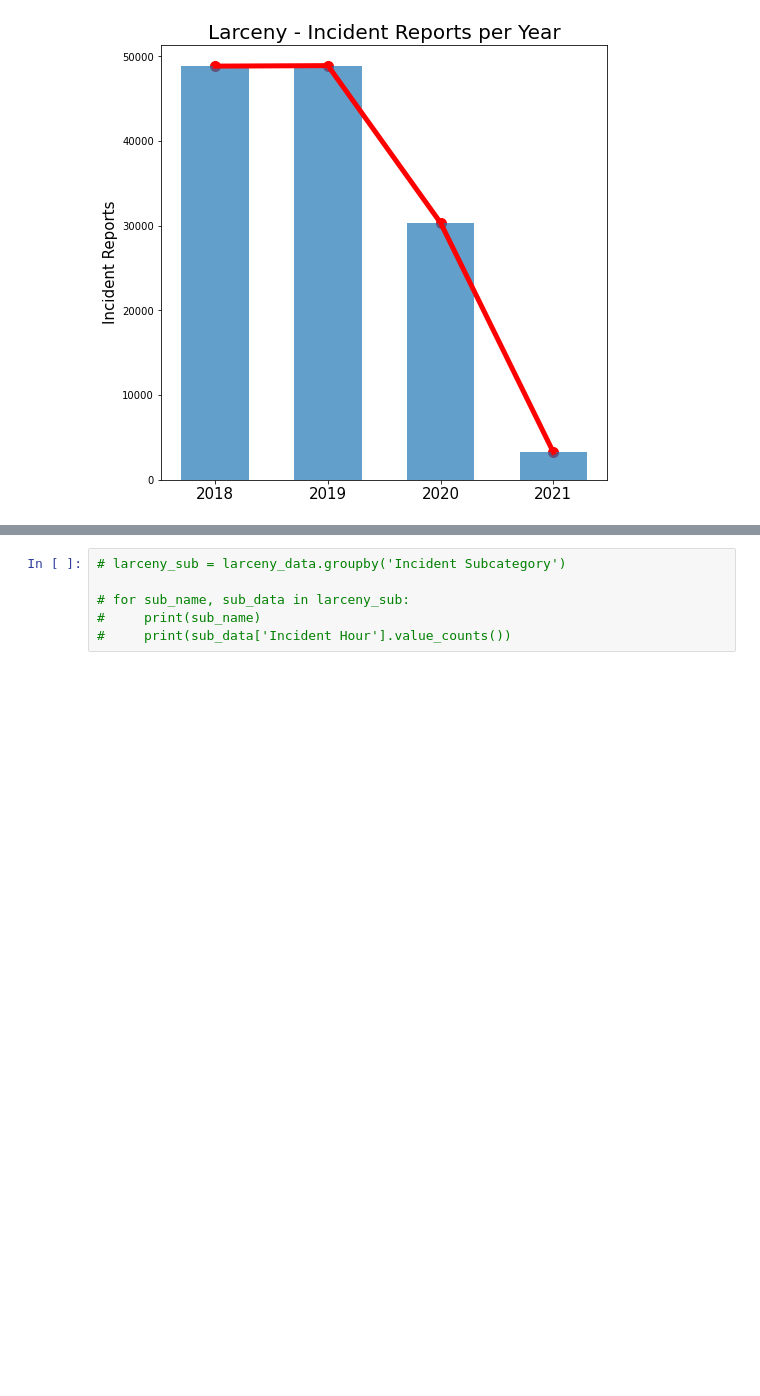
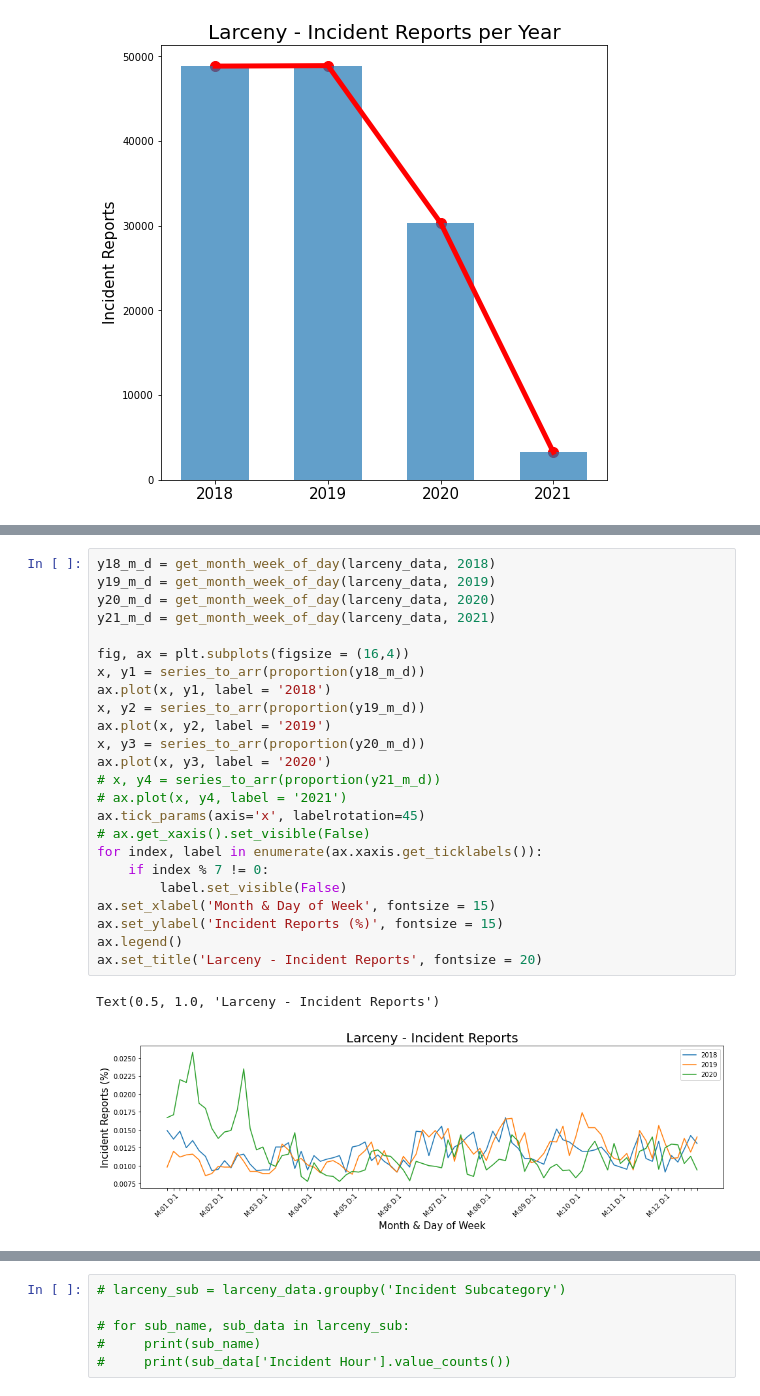
Before and after one commit to yenholaivy/SFPD-Incident-Reports-Analysis, a Jupyter notebook: src/SFPD-incident-reports-EDA.ipynb, the cells around one changed output, grey strips where cells are left out. Drawn from its saved outputs; the diff is of its cells as text; blank space fills up the shorter version.

```diff
--- a/src/SFPD-incident-reports-EDA.ipynb
+++ b/src/SFPD-incident-reports-EDA.ipynb
@@ -326,0 +579,27 @@ Text(0.5, 1.0, 'Larceny - Incident Reports per Month')
+# %%
+y18_m_d = get_month_week_of_day(larceny_data, 2018)
+y19_m_d = get_month_week_of_day(larceny_data, 2019)
+y20_m_d = get_month_week_of_day(larceny_data, 2020)
+y21_m_d = get_month_week_of_day(larceny_data, 2021)
+
+fig, ax = plt.subplots(figsize = (16,4))
+x, y1 = series_to_arr(proportion(y18_m_d))
+ax.plot(x, y1, label = '2018')
+x, y2 = series_to_arr(proportion(y19_m_d))
+ax.plot(x, y2, label = '2019')
+x, y3 = series_to_arr(proportion(y20_m_d))
+ax.plot(x, y3, label = '2020')
+# x, y4 = series_to_arr(proportion(y21_m_d))
+# ax.plot(x, y4, label = '2021')
+ax.tick_params(axis='x', labelrotation=45)
+# ax.get_xaxis().set_visible(False)
+for index, label in enumerate(ax.xaxis.get_ticklabels()):
+    if index % 7 != 0:
+        label.set_visible(False)
+ax.set_xlabel('Month & Day of Week', fontsize = 15)
+ax.set_ylabel('Incident Reports (%)', fontsize = 15)
+ax.legend()
+ax.set_title('Larceny - Incident Reports', fontsize = 20)
+# %% [output]
+Text(0.5, 1.0, 'Larceny - Incident Reports')
+[figure, added]
```
Also changed, not shown: parts of 96 cells of this notebook.
